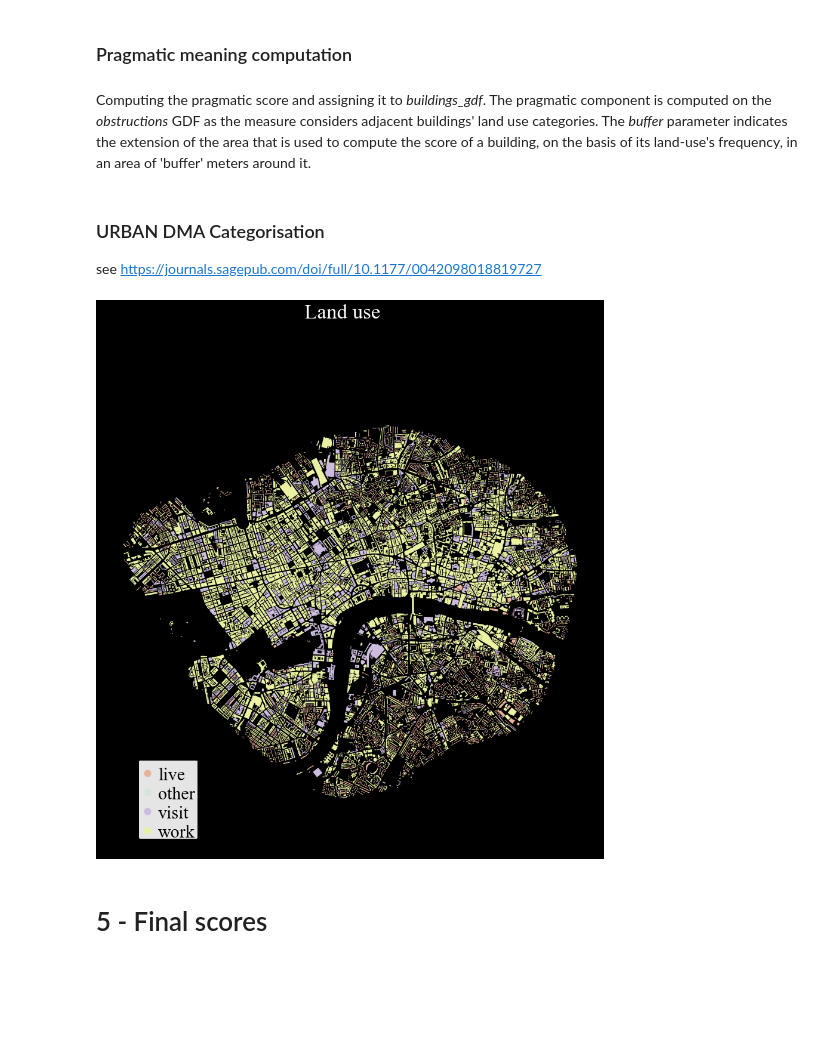
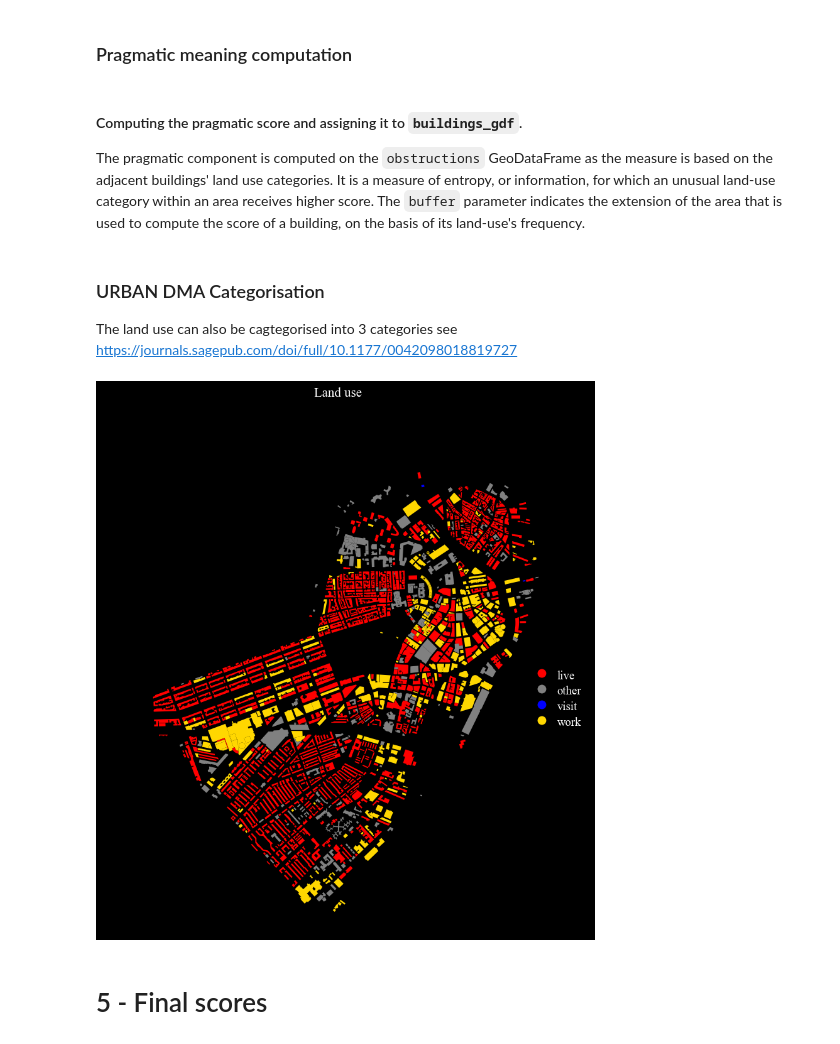
Before and after one commit to g-filomena/Computational-Image-of-the-City, a Jupyter notebook: 03-Landmarks_Local_Files - Boston.ipynb, the cells around one changed output. Cells and saved outputs as stored; diff of their text form; code cells hidden in the pictures; blank space fills up the shorter version.

```diff
--- a/03-Landmarks_Local_Files - Boston.ipynb
+++ b/03-Landmarks_Local_Files - Boston.ipynb
@@ -236,6 +209,6 @@ buildings['3dvis'] = buildings['3dvis'].where(pd.notnull(buildings['3dvis']), 0.
 # %%
-cultural_elements = gpd.read_file(input_path+'otherSources'+city_name+'_historic_buildings.shp').to_crs(epsg=epsg)
-buildings = ci.cultural_score_from_dataset(buildings, cultural_elements)
+cultural_elements = gpd.read_file(input_path+'otherSources/'+city_name+'_historic_landmarks.shp').to_crs(epsg=epsg)
+buildings = ci.cultural_score(buildings, cultural_elements)
 # %% [markdown]
 ## 4 - Pragmatic component
 # %% [markdown]
@@ -272,7 +245,7 @@ eating_drinking = ['bbq', 'restaurant', 'fast_food', 'cafe', 'bar',  'pub', 'acc
 education_research = ['university', 'research', 'university building', 'education and research', 'research_institute',
                      'research_institu']
 
-emergency_service = [ 'fire brigade','fire_station','police', 'emergency service', 'resque_station', 'ranger_station',
+emergency_service = [ 'fire brigade','fire_station','police', 'emergency_service', 'resque_station', 'ranger_station',
                      'security']
 
 general_education = ['school', 'college', 'kindergarten', 'education', 'education and health', 'childcare',
@@ -288,17 +261,20 @@ medical_care = ['hospital', 'doctors', 'dentist','clinic','veterinary', 'medical
 
 military_detainment = ['general aviation', 'barracks',  'military', 'penitentiary', 'prison']
 
-other = ['toilets', 'picnic_site','hut', 'storage_tank', 'canopy','toilet',  'bunker, shelter',  'warehouse',  'converter',
-         'garage', 'garages','parking', 'block', 'roof', 'no']
+other = ['toilets', 'picnic_site','hut', 'storage_tank', 'canopy','toilet',  'bunker, shelter', 'shelter','warehouse',
+         'converter',    'garage', 'garages','parking', 'block', 'roof', 'no', 'exempt','exempt 121a', 'bicycle_parking']
 
 public = ['townhall', 'public_building',  'library','civic', 'courthouse', 'public', 'embassy',
-          'public infrastructure', 'community_centre', 'court',  'district government',
+          'public infrastructure', 'community_centre', 'court',  'district government', 'government',
           'residential building with public facilities']
 
 religious = ['church', 'place_of_worship','convent', 'rectory', 'chapel', 'religious building', 'monastery', 'nuns home',
               'vocational school',  'cathedral', 'religious buildings']
 residential = [ 'apartments', None, 'NaN', 'residential','flats', 'houses', 'building', 'residential land',
-               'residential building', 'student dorm', 'building usage mixed with living', 'house']
+               'residential building', 'student dorm', 'building usage mixed with living', 'house'
+              'exempt', 'apartments 4-6 units', 'apartments 7 units above', 'residential condo unit', 'mixed use res/comm',
+             'residential three family', 'residential two family','house', 'commercial condo unit', 'condominium master',
+               'condominium parking', 'residential single family']
 
 social = ['social_facility', 'community_centre', 'community buidling', 'dormitory', 'social_centre', 'social serives building',
          'social services',  'community hall',  'commercial social facility',  'recreational']
@@ -336,18 +312,14 @@ obstructions = ci.classify_land_use(obstructions, 'land_use','land_use_raw', cat
 # %% [markdown]
 ### Pragmatic meaning computation
 # %% [markdown]
-Computing the pragmatic score and assigning it to *buildings_gdf*.
-The pragmatic component is computed on the *obstructions* GDF as the measure considers adjacent buildings' land use categories.
-The *buffer* parameter indicates the extension of the area that is used to compute the score of a building, on the basis of
-its land-use's frequency, in an area of 'buffer' meters around it.
+#### Computing the pragmatic score and assigning it to `buildings_gdf`.
+The pragmatic component is computed on the `obstructions` GeoDataFrame as the measure is based on the adjacent buildings' land use categories. It is a measure of entropy, or information, for which an unusual land-use category within an area receives higher score. The `buffer` parameter indicates the extension of the area that is used to compute the score of a building, on the basis of its land-use's frequency.
 # %%
-obstructions = ci.pragmatic_score(obstructions, radius = 200)
+obstructions = ci.pragmatic_score(obstructions, research_radius = 200)
 buildings = pd.merge(buildings, obstructions[['prag', 'land_use', 'buildingID']], how = 'left', on = "buildingID")
-# %%
-buildings = gpd.read_file('Outputs/'+city_name+'/smallNetwork/'+city_name+'_landmarks.shp')
 # %% [markdown]
 ### URBAN DMA Categorisation
-see https://journals.sagepub.com/doi/full/10.1177/0042098018819727
+The land use can also be cagtegorised into 3 categories see https://journals.sagepub.com/doi/full/10.1177/0042098018819727
 # %%
 visit = ['adult_entertainment', 'attractions', 'culture', 'eating_drinking', 'sport', 'religious', 'social', 'sport']
 work = ['agriculture', 'business_services', 'commercial', 'education_research', 'emergency_service', 'general_education',
@@ -359,8 +331,12 @@ strings = ['visit', 'work', 'live']
 buildings = ci.classify_land_use(buildings, 'DMA','land_use', categories, strings)
 # %%
 # visualising
-ci.plot_gdf(buildings, column = 'DMA', title = 'Land use', black_background = True, fig_size = 15, legend = True)
+from matplotlib.colors import LinearSegmentedColormap
+colors = ['red', 'gray', 'blue', 'gold']
+cmap = LinearSegmentedColormap.from_list('cmap', colors, N=len(colors))
+fig = ci.plot_gdf(buildings, column = 'DMA', title = 'Land use', black_background = True, figsize = (10,10), cmap = cmap,
+            legend = True)
 # %% [output]
-[figure, old version]
+[figure, new version]
 # %% [markdown]
 # 5 - Final scores
```
Also changed, not shown: parts of 44 cells of this notebook, 17 other files.
